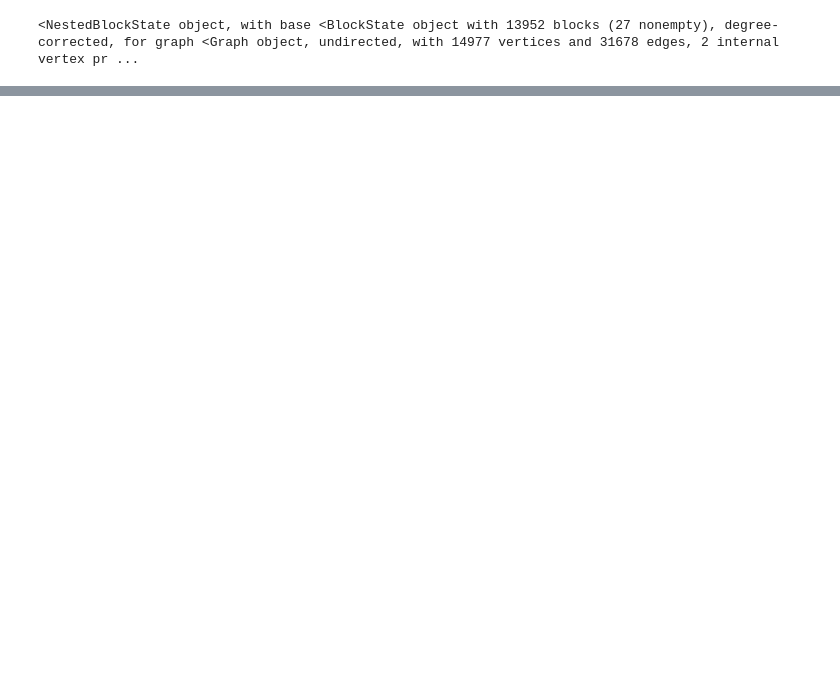
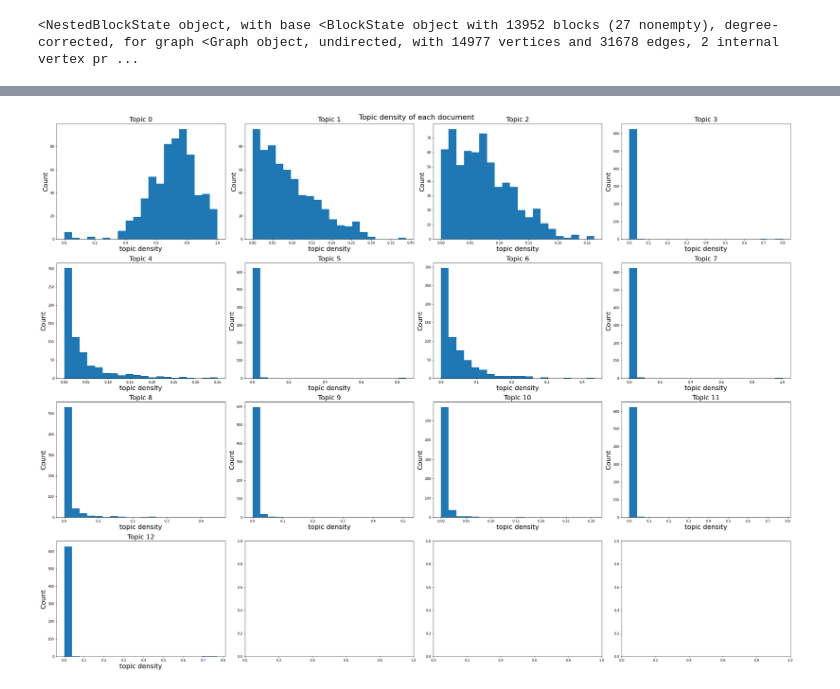
Before and after one commit to Balint831/Topic-detection-DSLab, a Jupyter notebook: workdir/Topic-Detection-on-Reddit/src/sbm.ipynb, the cells around one changed output, grey strips where cells are left out. Drawn from its saved outputs; the diff is of its cells as text; code cells hidden in the pictures; blank space fills up the shorter version.

```diff
--- a/workdir/Topic-Detection-on-Reddit/src/sbm.ipynb
+++ b/workdir/Topic-Detection-on-Reddit/src/sbm.ipynb
@@ -118,0 +119,7 @@ topicDict2Df(level = 0)
+# %%
+topdist_list = [ model.topicdist(i, l=0) for i in comments_df.index ]
+# %%
+topdist_dict = [ dict( dist ) for dist in  topdist_list ]
+# %%
+topdist_df = pd.DataFrame(topdist_dict)
+topdist_df
@@ -118,0 +140,20 @@ topicDict2Df(level = 0)
+# %%
+import matplotlib.pyplot as plt
+
+fig, axes = plt.subplots(4,4, figsize=[4*8, 4*6])
+axes = axes.flatten()
+
+for idx, ax in enumerate(axes):
+    if idx > 12:
+        break
+    ax.hist(topdist_df[idx], bins = 20)
+    ax.set_title(f"Topic {idx}",size=20)
+    ax.set_ylabel("Count", size=20)
+    ax.set_xlabel("topic density", size=20)
+
+
+fig.suptitle("Topic density of each document", size=22)
+plt.savefig("topic_density.png")
+plt.tight_layout()
+# %% [output]
+[figure, added]
```
Also changed, not shown: parts of 14 cells of this notebook, 3 other files.
